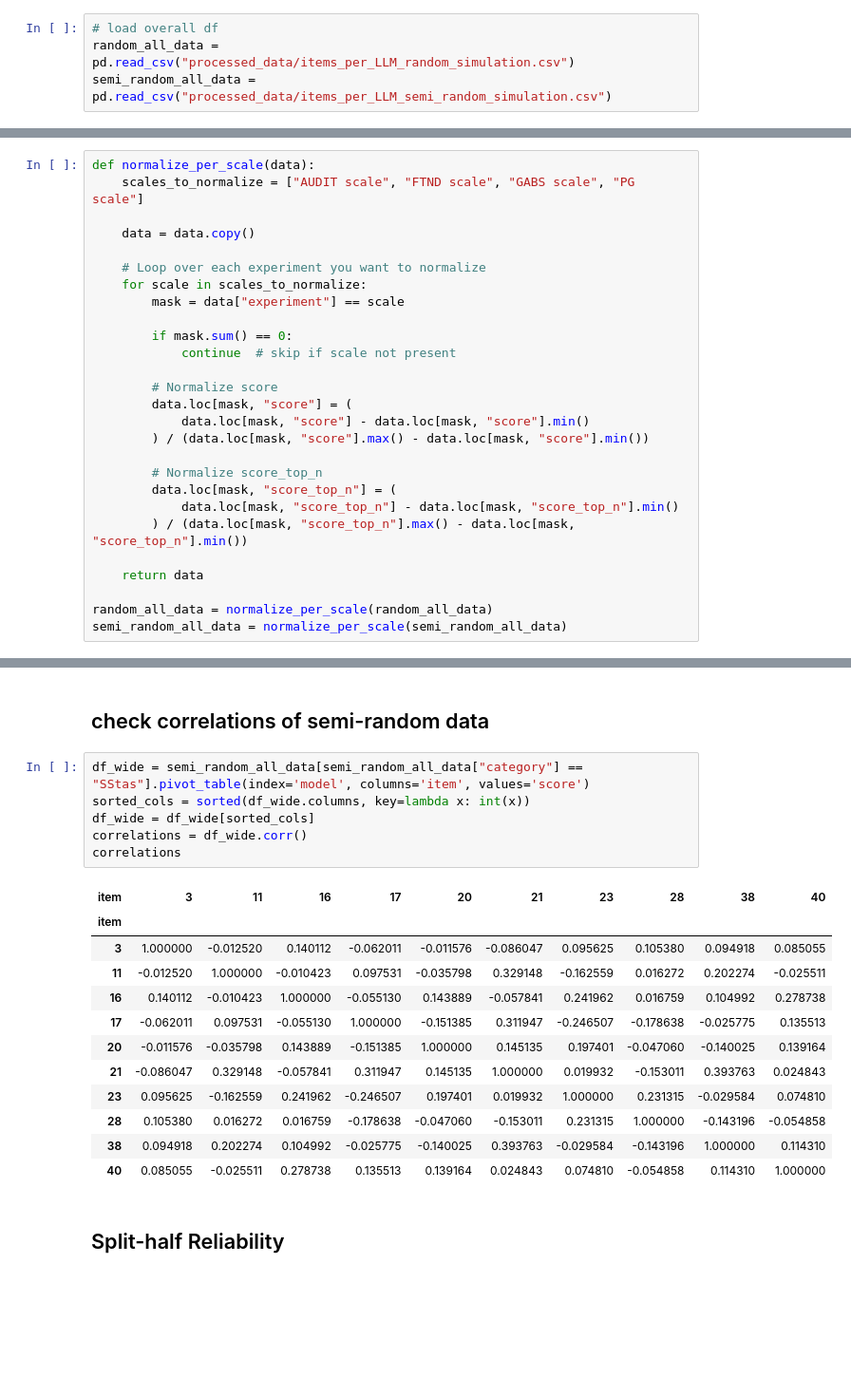
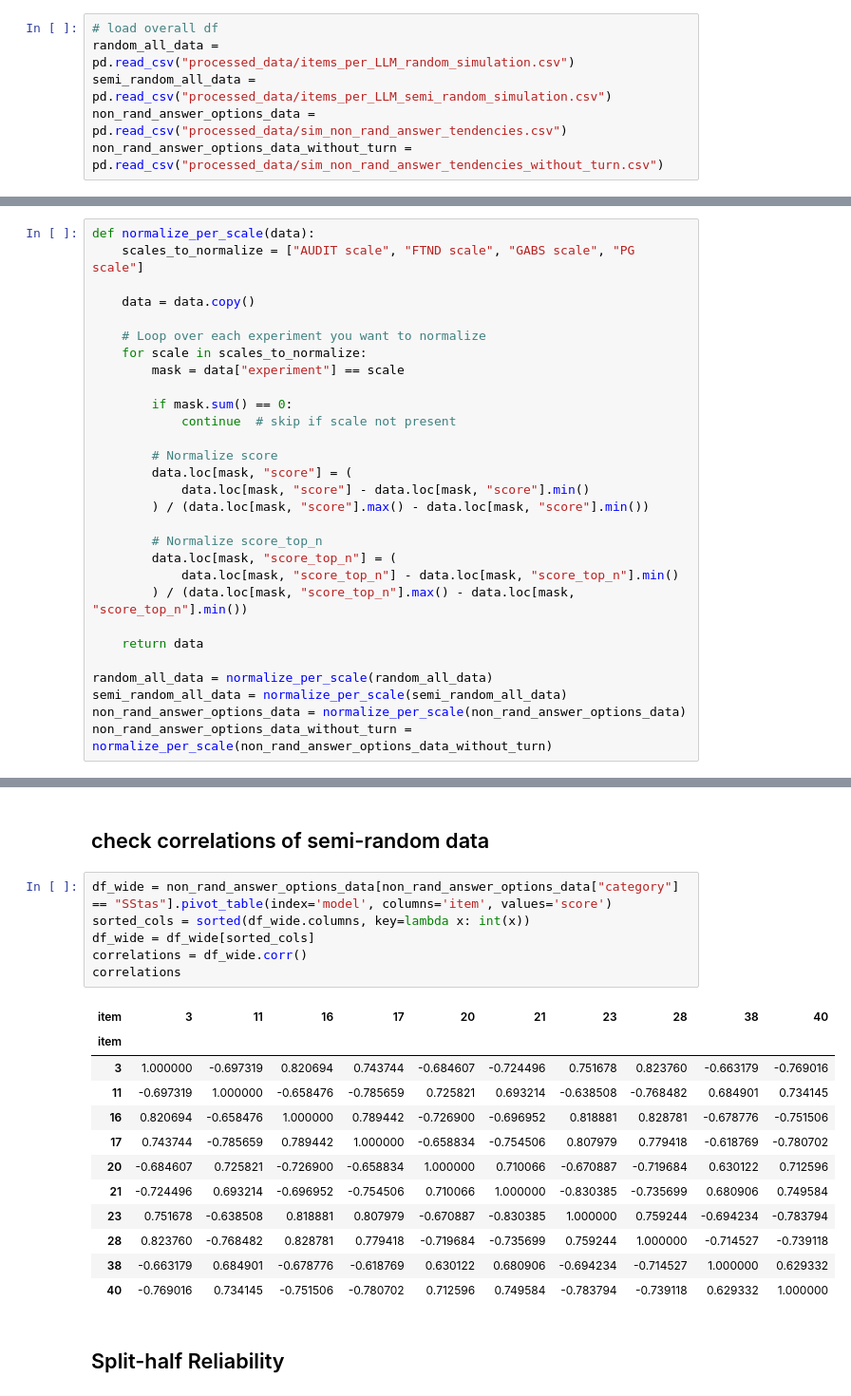
Before and after one commit to jelenameyer/GenInLLM, a Jupyter notebook: data_analysis/simulation_data_analysis_reliability.ipynb, the cells around one changed output, grey strips where cells are left out. Shown at 95% size. Drawn from its saved outputs; the diff is of its cells as text; blank space fills up the shorter version.

Commit message:
add simulation data with non random answer tendencies of models

```diff
--- a/data_analysis/simulation_data_analysis_reliability.ipynb
+++ b/data_analysis/simulation_data_analysis_reliability.ipynb
@@ -22,6 +22,8 @@ import seaborn as sns
 # load overall df
 random_all_data = pd.read_csv("processed_data/items_per_LLM_random_simulation.csv")
 semi_random_all_data = pd.read_csv("processed_data/items_per_LLM_semi_random_simulation.csv")
+non_rand_answer_options_data = pd.read_csv("processed_data/sim_non_rand_answer_tendencies.csv")
+non_rand_answer_options_data_without_turn = pd.read_csv("processed_data/sim_non_rand_answer_tendencies_without_turn.csv")
 # %% [markdown]
 ## Normalize item scores where tasks have different scales on different items
 - AUDIT, FTND, GABS, PG
@@ -52,6 +54,8 @@ def normalize_per_scale(data):
 
 random_all_data = normalize_per_scale(random_all_data)
 semi_random_all_data = normalize_per_scale(semi_random_all_data)
+non_rand_answer_options_data = normalize_per_scale(non_rand_answer_options_data)
+non_rand_answer_options_data_without_turn = normalize_per_scale(non_rand_answer_options_data_without_turn)
 # %% [markdown]
 ## Chronbach's Alpha
 # %%
@@ -143,24 +175,24 @@ display(alpha_df)
 # %% [markdown]
 ## check correlations of semi-random data
 # %%
-df_wide = semi_random_all_data[semi_random_all_data["category"] == "SStas"].pivot_table(index='model', columns='item', values='score')
+df_wide = non_rand_answer_options_data[non_rand_answer_options_data["category"] == "SStas"].pivot_table(index='model', columns='item', values='score')
 sorted_cols = sorted(df_wide.columns, key=lambda x: int(x))
 df_wide = df_wide[sorted_cols]
 correlations = df_wide.corr()
 correlations
 # %% [output]
 | item | 3 | 11 | 16 | 17 | 20 | 21 | 23 | 28 | 38 | 40 |
 | item |  |  |  |  |  |  |  |  |  |  |
-| 3 | 1.000000 | -0.012520 | 0.140112 | -0.062011 | -0.011576 | -0.086047 | 0.095625 | 0.105380 | 0.094918 | 0.085055 |
-| 11 | -0.012520 | 1.000000 | -0.010423 | 0.097531 | -0.035798 | 0.329148 | -0.162559 | 0.016272 | 0.202274 | -0.025511 |
-| 16 | 0.140112 | -0.010423 | 1.000000 | -0.055130 | 0.143889 | -0.057841 | 0.241962 | 0.016759 | 0.104992 | 0.278738 |
-| 17 | -0.062011 | 0.097531 | -0.055130 | 1.000000 | -0.151385 | 0.311947 | -0.246507 | -0.178638 | -0.025775 | 0.135513 |
-| 20 | -0.011576 | -0.035798 | 0.143889 | -0.151385 | 1.000000 | 0.145135 | 0.197401 | -0.047060 | -0.140025 | 0.139164 |
-| 21 | -0.086047 | 0.329148 | -0.057841 | 0.311947 | 0.145135 | 1.000000 | 0.019932 | -0.153011 | 0.393763 | 0.024843 |
-| 23 | 0.095625 | -0.162559 | 0.241962 | -0.246507 | 0.197401 | 0.019932 | 1.000000 | 0.231315 | -0.029584 | 0.074810 |
-| 28 | 0.105380 | 0.016272 | 0.016759 | -0.178638 | -0.047060 | -0.153011 | 0.231315 | 1.000000 | -0.143196 | -0.054858 |
-| 38 | 0.094918 | 0.202274 | 0.104992 | -0.025775 | -0.140025 | 0.393763 | -0.029584 | -0.143196 | 1.000000 | 0.114310 |
-| 40 | 0.085055 | -0.025511 | 0.278738 | 0.135513 | 0.139164 | 0.024843 | 0.074810 | -0.054858 | 0.114310 | 1.000000 |
+| 3 | 1.000000 | -0.697319 | 0.820694 | 0.743744 | -0.684607 | -0.724496 | 0.751678 | 0.823760 | -0.663179 | -0.769016 |
+| 11 | -0.697319 | 1.000000 | -0.658476 | -0.785659 | 0.725821 | 0.693214 | -0.638508 | -0.768482 | 0.684901 | 0.734145 |
+| 16 | 0.820694 | -0.658476 | 1.000000 | 0.789442 | -0.726900 | -0.696952 | 0.818881 | 0.828781 | -0.678776 | -0.751506 |
+| 17 | 0.743744 | -0.785659 | 0.789442 | 1.000000 | -0.658834 | -0.754506 | 0.807979 | 0.779418 | -0.618769 | -0.780702 |
+| 20 | -0.684607 | 0.725821 | -0.726900 | -0.658834 | 1.000000 | 0.710066 | -0.670887 | -0.719684 | 0.630122 | 0.712596 |
+| 21 | -0.724496 | 0.693214 | -0.696952 | -0.754506 | 0.710066 | 1.000000 | -0.830385 | -0.735699 | 0.680906 | 0.749584 |
+| 23 | 0.751678 | -0.638508 | 0.818881 | 0.807979 | -0.670887 | -0.830385 | 1.000000 | 0.759244 | -0.694234 | -0.783794 |
+| 28 | 0.823760 | -0.768482 | 0.828781 | 0.779418 | -0.719684 | -0.735699 | 0.759244 | 1.000000 | -0.714527 | -0.739118 |
+| 38 | -0.663179 | 0.684901 | -0.678776 | -0.618769 | 0.630122 | 0.680906 | -0.694234 | -0.714527 | 1.000000 | 0.629332 |
+| 40 | -0.769016 | 0.734145 | -0.751506 | -0.780702 | 0.712596 | 0.749584 | -0.783794 | -0.739118 | 0.629332 | 1.000000 |
 # %% [markdown]
 ## Split-half Reliability
 # %%
```
Also changed, not shown: parts of 2 cells of this notebook, 4 other files.
